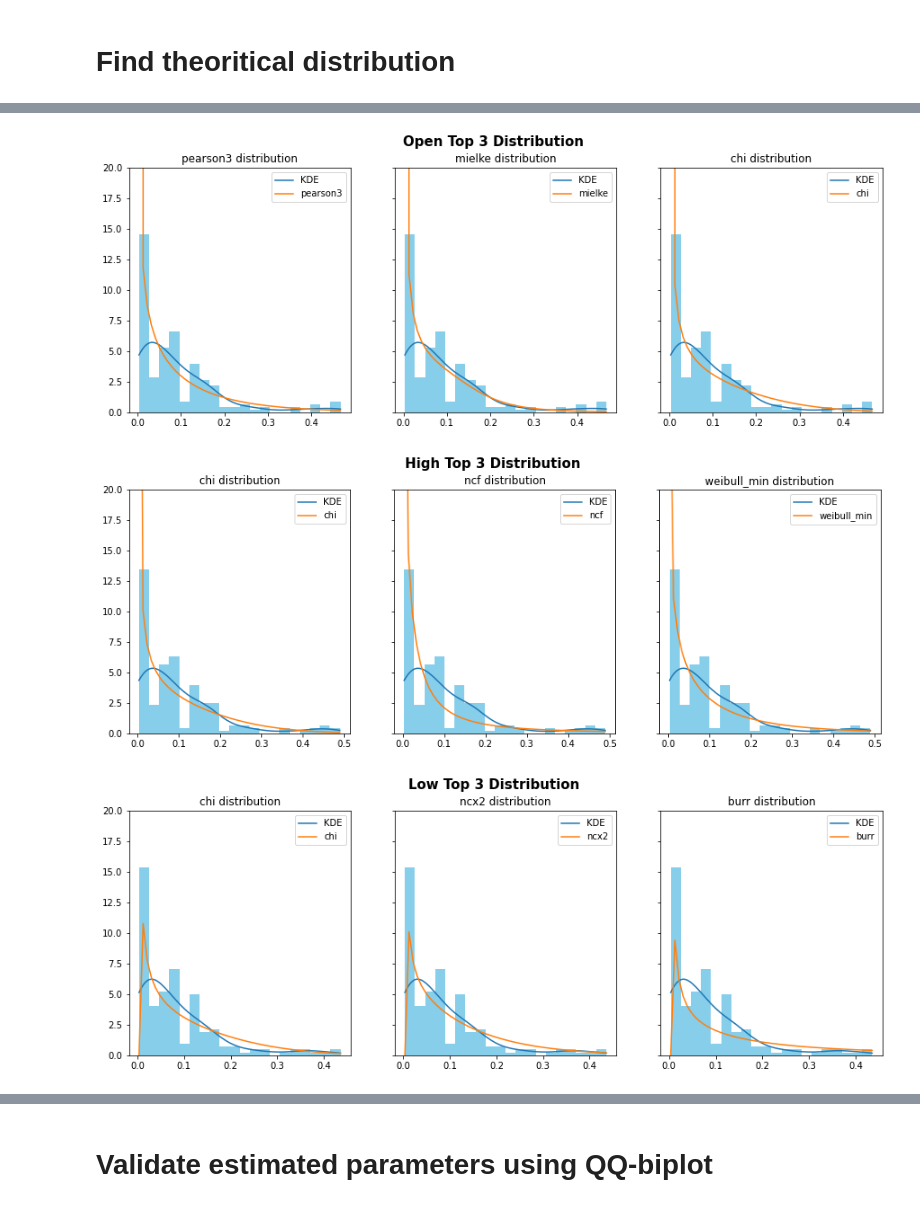
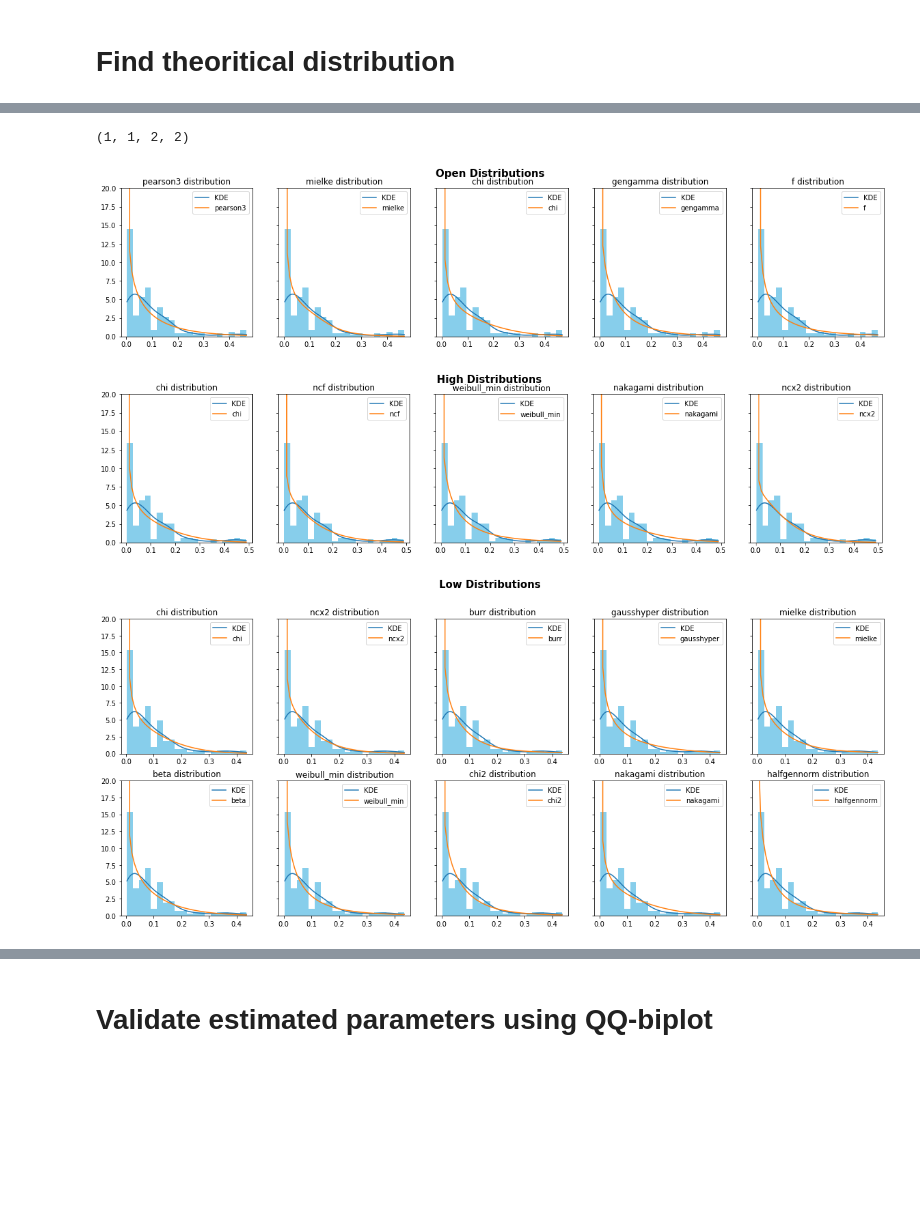
Before and after one commit to affand20/m2m-labs, a Jupyter notebook: lab1.ipynb, the cells around one changed output, grey strips where cells are left out. Saved outputs shown, nothing was run; the diff lists cells and outputs as text; code cells hidden in the pictures; blank space fills up the shorter version.

```diff
--- a/lab1.ipynb
+++ b/lab1.ipynb
@@ -66,6 +68,6 @@ Subsample 3-5 Variables
 =================================
 Subsampling 4 variables: Open, High, Low, and Close
 # %%
-stock = stock.iloc[:, :5]
+stock = stock.iloc[:, :6]
 stock.head()
 # %% [output]
@@ -245,15 +268,15 @@ for d in dist_name:
 # %%
 # Top 3 distribution for Open
-top_open = df_dist[df_dist['Open_kstest'] > 0.05].sort_values(by=['Open_kstest'], ascending=False).reset_index().head(3)
+top_open = df_dist[df_dist['Open_kstest'] >= 0.05].sort_values(by=['Open_kstest'], ascending=False).reset_index()
 
 # Top 3 distribution for High
-top_high = df_dist[df_dist['High_kstest'] > 0.05].sort_values(by=['High_kstest'], ascending=False).reset_index().head(3)
+top_high = df_dist[df_dist['High_kstest'] >= 0.05].sort_values(by=['High_kstest'], ascending=False).reset_index()
 
 # Top 3 distribution for Low
-top_low = df_dist[df_dist['Low_kstest'] > 0.05].sort_values(by=['Low_kstest'], ascending=False).reset_index().head(3)
+top_low = df_dist[df_dist['Low_kstest'] >= 0.05].sort_values(by=['Low_kstest'], ascending=False).reset_index()
 
 # Top 3 distribution for Close
-top_close = df_dist[df_dist['Close_kstest'] > 0.05].sort_values(by=['Close_kstest'], ascending=False).reset_index().head(3)
+top_close = df_dist[df_dist['Close_kstest'] >= 0.05].sort_values(by=['Close_kstest'], ascending=False).reset_index()
 # %%
 top_open.head()
 # %% [output]
@@ -264,46 +289,60 @@ top_open.head()
+# %%
+round(len(top_open)/5), round(len(top_high)/5), round(len(top_low)/5), round(len(top_close)/5)
+# %% [output]
+(1, 1, 2, 2)
+# %%
+def trim_axs(axs, N):
+    axs = axs.flat
+    for ax in axs[N:]:
+        ax.remove()
+    return axs[:N]
 # %%
 columns = ['Open', 'High', 'Low', 'Close']
 df_dist = [top_open, top_high, top_low, top_close]
 
 for i, col in enumerate(columns):
 
     feature = stock[col]
 
-    fig, ax = plt.subplots(1, 3, figsize=(15, 5), sharey=True)
-    fig.suptitle('{} Top 3 Distribution'.format(col), fontsize=15, fontweight='bold')
+    fig_row = round(len(df_dist[i])/5)
+    fig_col = 5
+
+    figsize = (20,8) if fig_row > 1 else (20, 4)
+    fig, ax = plt.subplots(fig_row, fig_col, figsize=figsize, sharey=True)
+    fig.suptitle('{} Distributions'.format(col), fontsize=15, fontweight='bold')
+
+    axs = trim_axs(ax, len(df_dist[i]))
 
     # default KDE for original dataset
-    # feature = stock.Open
     x = np.linspace(np.min(feature), np.max(feature))
     density = scipy.stats.kde.gaussian_kde(feature)
     xgrid = np.linspace(feature.min(), feature.max(), 100)
 
-    for index, row in df_dist[i].iterrows():
+    for ax, row in zip(axs, df_dist[i].iterrows()):
+
+        row = row[1]
         dist = getattr(scipy.stats, row['distribution'])
-        params = row['Open_params']
+        params = row['{}_params'.format(columns[i])]
 
         # plot default KDE
-        ax[index].plot(xgrid, density(xgrid), label='KDE')
-        ax[index].hist(feature, bins=20, density=True, color='skyblue')
+        ax.plot(xgrid, density(xgrid), label='KDE')
+        ax.hist(feature, bins=20, density=True, color='skyblue')
 
         # plot theoritical distribution
-        ax[index].plot(x, dist.pdf(x, *params), label='{}'.format(row['distribution']))
+        ax.plot(x, dist.pdf(x, *params), label='{}'.format(row['distribution']))
 
         # set plot title
-        ax[index].set_title('{} distribution'.format(row['distribution']))
+        ax.set_title('{} distribution'.format(row['distribution']))
 
         # enable legend
-        ax[index].legend()
+        ax.legend()
 
         # set ylim
-        ax[index].set_ylim(0,20)
-
-
-
+        ax.set_ylim(0,20)
 
 plt.tight_layout()
 plt.show()
 # %% [output]
-[figure, old version]
+[figure, new version]
-[figure, old version]
+[figure, new version]
-[figure, old version]
+[figure, new version]
```
Also changed, not shown: parts of 10 cells of this notebook.
